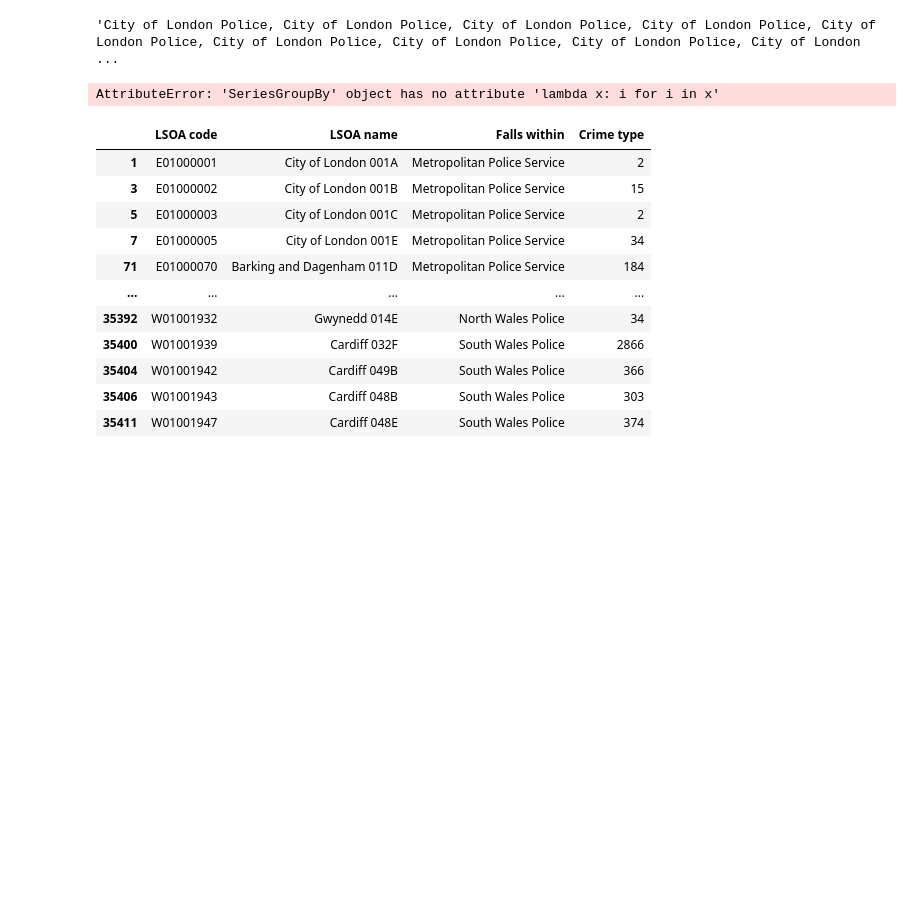
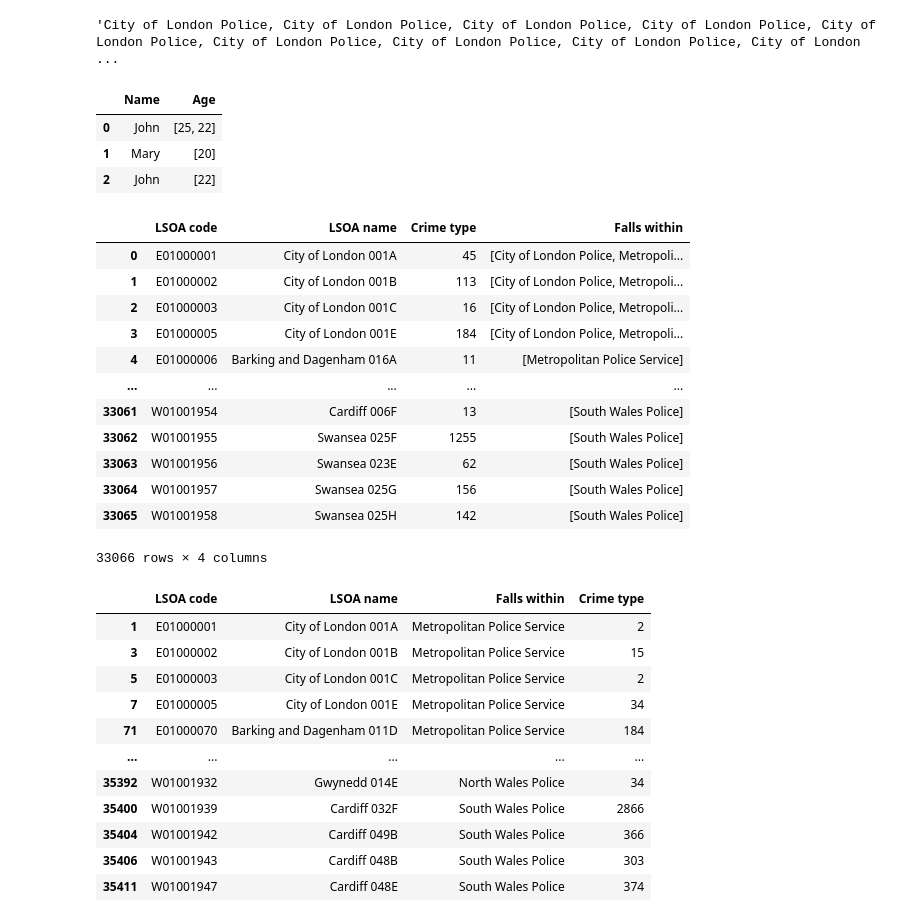
Before and after one commit to saquibmohiuddin/cubed-workshop, a Jupyter notebook: playground.ipynb, the cells around one changed output. Drawn from its saved outputs; the diff is of its cells as text; code cells hidden in the pictures; blank space fills up the shorter version.

```diff
--- a/playground.ipynb
+++ b/playground.ipynb
@@ -753,10 +762,28 @@ def elemt(x):
+# %%
+test
+# %% [output]
+|  | Name | Age |
+| 0 | John | [25, 22] |
+| 1 | Mary | [20] |
+| 2 | John | [22] |
 # %%
 df.groupby(['LSOA code', 'LSOA name']).agg({'Crime type':'count',
                                             'Falls within':', '.join,
-                                            'Falls within':'unique',
-                                           'Falls within':'lambda x: i for i in x'}).reset_index()
+                                            'Falls within':'unique'}).reset_index()
 # %% [output]
+|  | LSOA code | LSOA name | Crime type | Falls within |
+| 0 | E01000001 | City of London 001A | 45 | [City of London Police, Metropoli... |
+| 1 | E01000002 | City of London 001B | 113 | [City of London Police, Metropoli... |
+| 2 | E01000003 | City of London 001C | 16 | [City of London Police, Metropoli... |
+| 3 | E01000005 | City of London 001E | 184 | [City of London Police, Metropoli... |
+| 4 | E01000006 | Barking and Dagenham 016A | 11 | [Metropolitan Police Service] |
+| ... | ... | ... | ... | ... |
+| 33061 | W01001954 | Cardiff 006F | 13 | [South Wales Police] |
+| 33062 | W01001955 | Swansea 025F | 1255 | [South Wales Police] |
+| 33063 | W01001956 | Swansea 023E | 62 | [South Wales Police] |
+| 33064 | W01001957 | Swansea 025G | 156 | [South Wales Police] |
+| 33065 | W01001958 | Swansea 025H | 142 | [South Wales Police] |
-AttributeError: 'SeriesGroupBy' object has no attribute 'lambda x: i for i in x'
+33066 rows × 4 columns
 # %%
 lsoa_df[lsoa_df['LSOA code'].duplicated()]
 # %% [output]
```
Also changed, not shown: parts of 2 cells of this notebook, 2 other files.
